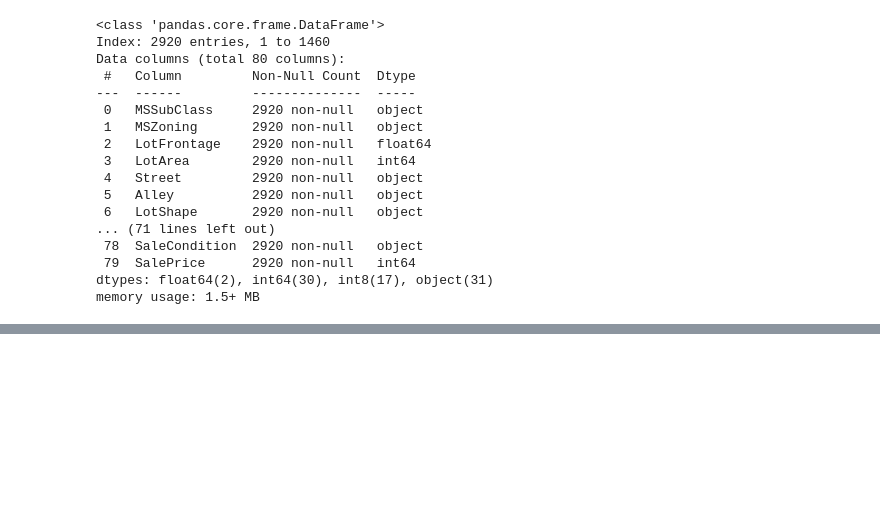
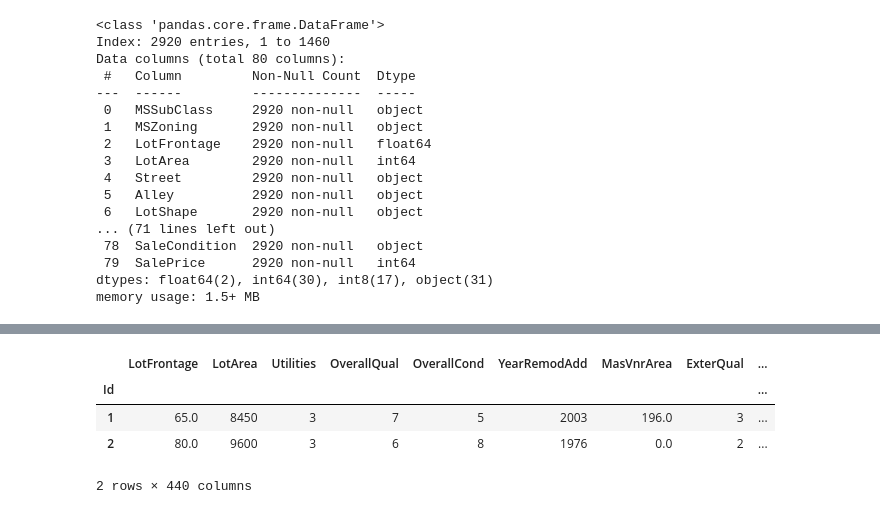
Before and after one commit to nishanlimbuchemjong/Machine-Learning-Projects, a Jupyter notebook: House Price Prediction using Regression models.ipynb, the cells around one changed output, grey strips where cells are left out. Cells and saved outputs as stored; diff of their text form; code cells hidden in the pictures; blank space fills up the shorter version.

```diff
--- a/House Price Prediction using Regression models.ipynb
+++ b/House Price Prediction using Regression models.ipynb
@@ -889,0 +967,11 @@ memory usage: 1.5+ MB
+# %%
+# Convert all boolean columns to integers (0 and 1)
+df_encod = df_encod.applymap(lambda x: int(x) if isinstance(x, bool) else x)
+# %%
+df_encod.head(2)
+# %% [output]
+|  | LotFrontage | LotArea | Utilities | OverallQual | OverallCond | YearRemodAdd | MasVnrArea | ExterQual | ... |
+| Id |  |  |  |  |  |  |  |  | ... |
+| 1 | 65.0 | 8450 | 3 | 7 | 5 | 2003 | 196.0 | 3 | ... |
+| 2 | 80.0 | 9600 | 3 | 6 | 8 | 1976 | 0.0 | 2 | ... |
+2 rows × 440 columns
```
Also changed, not shown: parts of 8 cells of this notebook.
